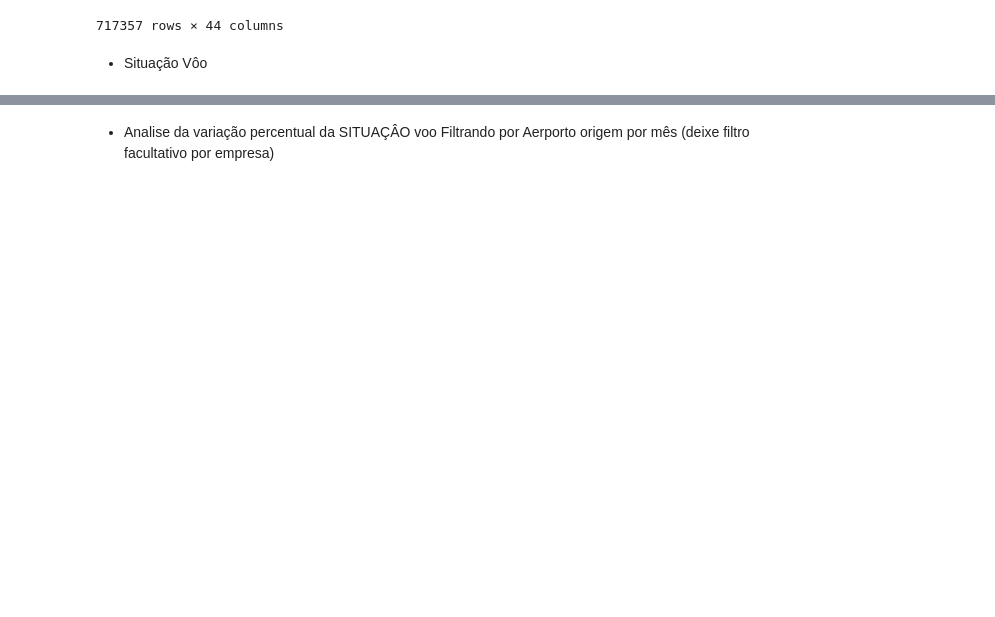
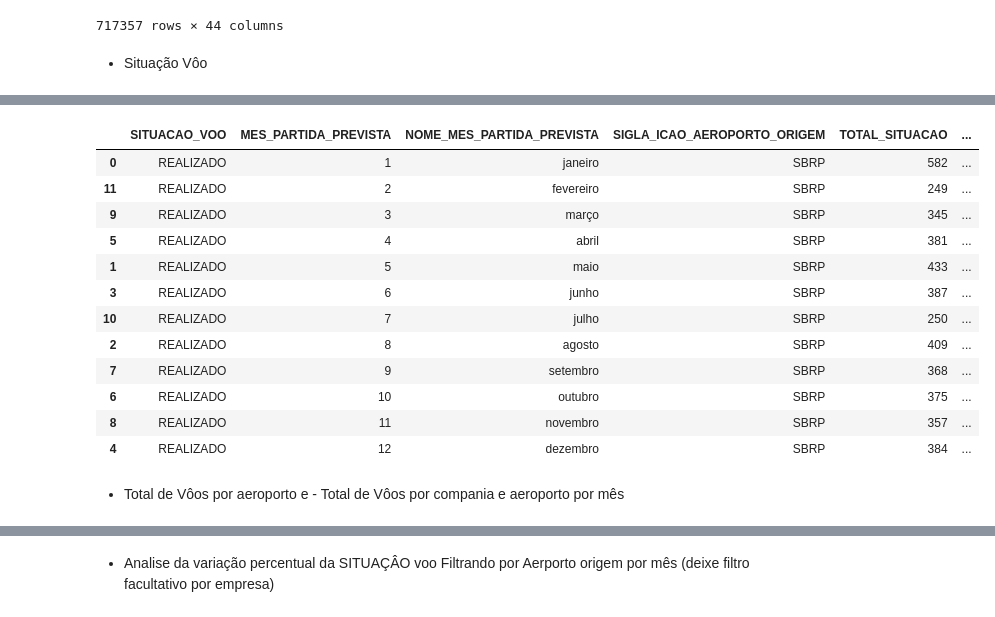
Before and after one commit to rodrigorocha1/dashboard_dados_voos_python, a Jupyter notebook: notebooks/visualizacoes.ipynb, the cells around one changed output, grey strips where cells are left out. Saved outputs shown, nothing was run; the diff lists cells and outputs as text; code cells hidden in the pictures; blank space fills up the shorter version.

```diff
--- a/notebooks/visualizacoes.ipynb
+++ b/notebooks/visualizacoes.ipynb
@@ -364,0 +121,34 @@ fig.show()
+# %%
+def obter_variacao_situacao_voo(sigla_aeroporto: str, mes_partida_prevista: List[int], codigo_tipo_linha: str, situacao_voo: str,  sigla_empresa: str = None):
+    dataframe = obter_situacao_voo(
+        sigla_aeroporto=sigla_aeroporto,
+        mes_partida_prevista=mes_partida_prevista, # [1,2]
+        codigo_tipo_linha=codigo_tipo_linha
+    )
+    dataframe.drop('PROPORCAO', axis=1, inplace=True)
+    dataframe['TOTAL_SITUACAO_MES_ANTERIOR'] = dataframe.groupby('SITUACAO_VOO')['TOTAL_SITUACAO'].shift(1)
+    dataframe.fillna(0,axis=1,inplace=True)
+    dataframe = dataframe.query(f' SITUACAO_VOO == "{situacao_voo}" ')
+    return dataframe
+# %%
+dataframe = obter_variacao_situacao_voo(
+    sigla_aeroporto='SBRP',
+    mes_partida_prevista=[i for i in range(1, 13)], # [1,2]
+    codigo_tipo_linha='N',
+    situacao_voo='REALIZADO'
+)
+dataframe
+# %% [output]
+|  | SITUACAO_VOO | MES_PARTIDA_PREVISTA | NOME_MES_PARTIDA_PREVISTA | SIGLA_ICAO_AEROPORTO_ORIGEM | TOTAL_SITUACAO | ... |
+| 0 | REALIZADO | 1 | janeiro | SBRP | 582 | ... |
+| 11 | REALIZADO | 2 | fevereiro | SBRP | 249 | ... |
+| 9 | REALIZADO | 3 | março | SBRP | 345 | ... |
+| 5 | REALIZADO | 4 | abril | SBRP | 381 | ... |
+| 1 | REALIZADO | 5 | maio | SBRP | 433 | ... |
+| 3 | REALIZADO | 6 | junho | SBRP | 387 | ... |
+| 10 | REALIZADO | 7 | julho | SBRP | 250 | ... |
+| 2 | REALIZADO | 8 | agosto | SBRP | 409 | ... |
+| 7 | REALIZADO | 9 | setembro | SBRP | 368 | ... |
+| 6 | REALIZADO | 10 | outubro | SBRP | 375 | ... |
+| 8 | REALIZADO | 11 | novembro | SBRP | 357 | ... |
+| 4 | REALIZADO | 12 | dezembro | SBRP | 384 | ... |
@@ -364,0 +180,2 @@ fig.show()
+# %% [markdown]
+- Total de Vôos por aeroporto e - Total de Vôos por compania e aeroporto por mês
```
Also changed, not shown: parts of 43 cells of this notebook.
